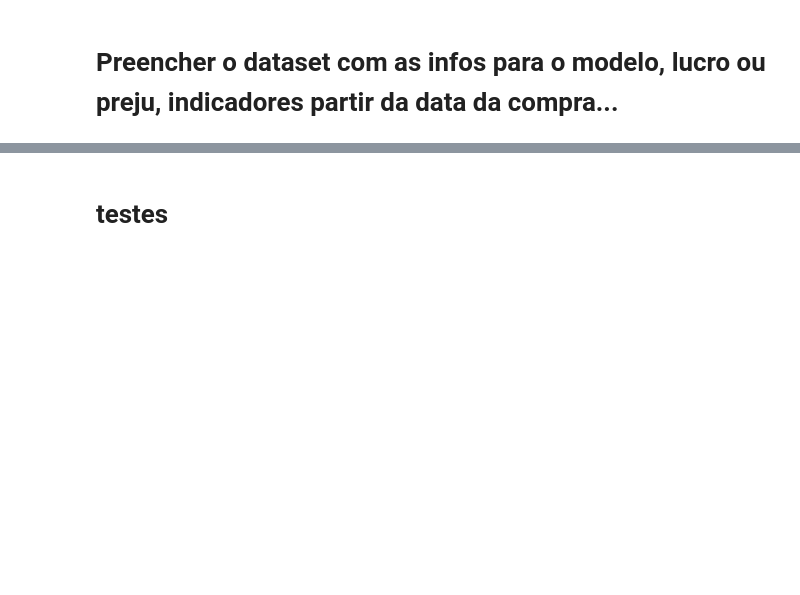
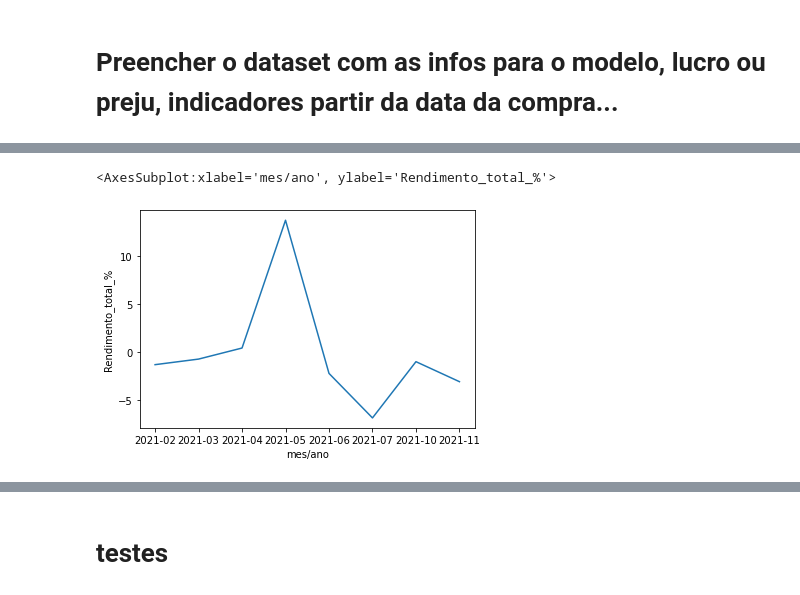
Before and after one commit to lucasvascrocha/explorador_de_ativos, a Jupyter notebook: notebooks/App.ipynb, the cells around one changed output, grey strips where cells are left out. Drawn from its saved outputs; the diff is of its cells as text; code cells hidden in the pictures; blank space fills up the shorter version.

```diff
--- a/notebooks/App.ipynb
+++ b/notebooks/App.ipynb
@@ -1163,0 +1453,2 @@ BBSE3
+# %%
+df_ordered = df_input.sort_values('data_compra_1')
@@ -1163,0 +1457,11 @@ BBSE3
+# %%
+df_ordered['mes/ano'] =df_ordered['data_compra_1'].astype(str).str[:-3]
+# %%
+df_grouped = df_ordered.groupby('mes/ano').agg({'Rendimento_total_%':'mean','Ganho_total':'sum'})
+# %%
+df_grouped = df_grouped.reset_index()
+# %%
+sns.lineplot( x=df_grouped['mes/ano'], y=df_grouped['Rendimento_total_%'])
+# %% [output]
+<AxesSubplot:xlabel='mes/ano', ylabel='Rendimento_total_%'>
+[figure, added]
```
Also changed, not shown: parts of 104 cells of this notebook, 6 other files.
